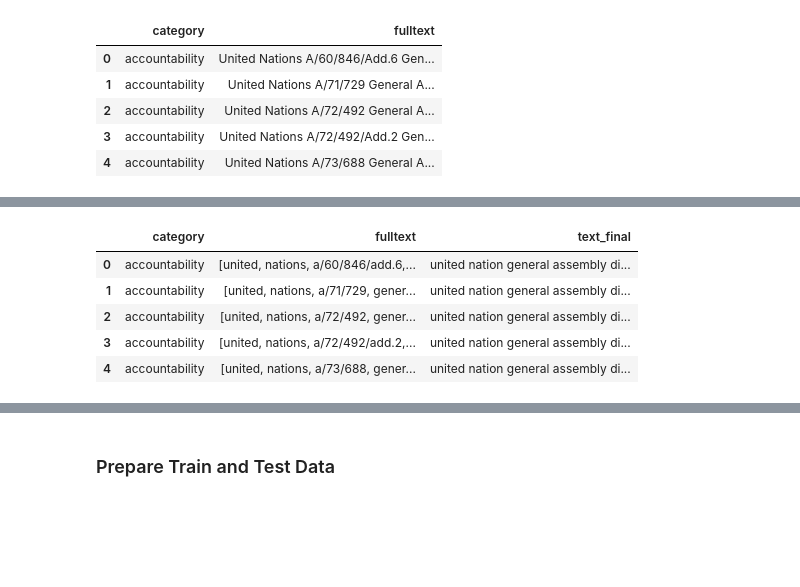
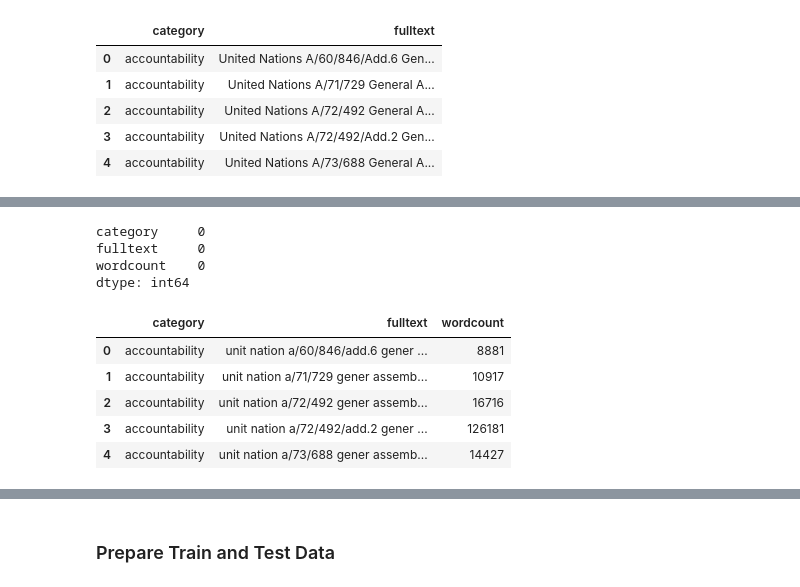
Before and after one commit to cdungca/document-classifier-final, a Jupyter notebook: main.ipynb, the cells around one changed output, grey strips where cells are left out. Cells and saved outputs as stored; diff of their text form; code cells hidden in the pictures; blank space fills up the shorter version.

```diff
--- a/main.ipynb
+++ b/main.ipynb
@@ -105,0 +105,9 @@ plt.show()
+# %%
+# How long are the texts in the dataset?
+Corpus["wordcount"] = Corpus["fulltext"].apply(lambda x: len(str(x).split(" ")))
+# plot wordcount per category
+Corpus.boxplot("wordcount", by="category", grid=False, showfliers=False)
+plt.suptitle("")
+plt.xlabel("")
+plt.xticks(rotation=90)
+plt.show()
@@ -120,35 +176,57 @@ fulltext    5
 dtype: int64
+# %%
+Corpus.dropna(inplace=True)
+# %%
+Corpus.isnull().sum()
+# %% [output]
+category     0
+fulltext     0
+wordcount    0
+dtype: int64
+# %%
+def stemmer(text):
+    stem = PorterStemmer()
+    return ' '.join([stem.stem(w) for w in word_tokenize(text)])
+# %%
+Corpus['fulltext'] = Corpus['fulltext'].apply(stemmer)
 # %%
-# Step 0: We only have 10 records with category health and wellbeing. We will remove these records since they are not enough to train the model.
-Corpus = Corpus[Corpus['category'] != 'health and wellbeing']
-# Step 1: Remove missing values
-Corpus['fulltext'].dropna(inplace=True)
+# To speed up execution while testing, we can reduce the number of samples
+#Corpus = Corpus.sample(frac=0.3)
+
+# Remove rows where wordcount is greater than 50000
+#Corpus = Corpus[Corpus['wordcount'] < 5000]
 # Step 2: Change all the text to lower case
-Corpus['fulltext'] = [entry.lower() if isinstance(entry, str) else '' for entry in Corpus['fulltext']]
+#Corpus['fulltext'] = [entry.lower() for entry in Corpus['fulltext']]
 # Step 3: Tokenization : In this each entry in the corpus will be broken into set of words
-Corpus['fulltext'] = [word_tokenize(entry) for entry in Corpus['fulltext']]
+#Corpus['fulltext'] = [word_tokenize(entry) for entry in Corpus['fulltext']]
 # Step 4: Remove stop words, non-alphabet and perfom word lemmatization
-tag_map = defaultdict(lambda : wn.NOUN)
-tag_map['J'] = wn.ADJ
-tag_map['V'] = wn.VERB
-tag_map['R'] = wn.ADV
-for index,entry in enumerate(Corpus['fulltext']):
-    Final_words = []
-    word_Lemmatized = WordNetLemmatizer()
-    for word, tag in pos_tag(entry):
-        if word not in stopwords.words('english') and word.isalpha():
-            word_Final = word_Lemmatized.lemmatize(word,tag_map[tag[0]])
-            Final_words.append(word_Final)
-    Corpus.loc[index,'text_final'] = " ".join(Final_words)
+#tag_map = defaultdict(lambda : wn.NOUN)
+#tag_map['J'] = wn.ADJ
+#tag_map['V'] = wn.VERB
+#tag_map['R'] = wn.ADV
+#for index,entry in enumerate(Corpus['fulltext']):
+#    Final_words = []
+#    #word_Lemmatized = WordNetLemmatizer()
+#    #if index == 179: print(index, entry)
+#    for word in entry:
+#        #print(word, tag)
+#        # remove stopwords, non-alphabet and words with length less than 3 e.g. abbreviations, roman numerals
+#        if word not in stopwords.words('english') and word.isalpha():
+#            # we will only add nouns in the final text
+#            #word_Final = word_Lemmatized.lemmatize(word,tag_map[tag[0]])
+#            #if index == 179: print(word)
+#            Final_words.append(word)
+#    print(Corpus.iloc[index].category)
+#    #Corpus.loc[index,'text_final'] = " ".join(Final_words)
 
 Corpus.head()
 # %% [output]
-|  | category | fulltext | text_final |
-| 0 | accountability | [united, nations, a/60/846/add.6,... | united nation general assembly di... |
-| 1 | accountability | [united, nations, a/71/729, gener... | united nation general assembly di... |
-| 2 | accountability | [united, nations, a/72/492, gener... | united nation general assembly di... |
-| 3 | accountability | [united, nations, a/72/492/add.2,... | united nation general assembly di... |
-| 4 | accountability | [united, nations, a/73/688, gener... | united nation general assembly di... |
+|  | category | fulltext | wordcount |
+| 0 | accountability | unit nation a/60/846/add.6 gener ... | 8881 |
+| 1 | accountability | unit nation a/71/729 gener assemb... | 10917 |
+| 2 | accountability | unit nation a/72/492 gener assemb... | 16716 |
+| 3 | accountability | unit nation a/72/492/add.2 gener ... | 126181 |
+| 4 | accountability | unit nation a/73/688 gener assemb... | 14427 |
 # %%
 # Check number of rows for missing values
 Corpus.isnull().sum()
```
Also changed, not shown: parts of 86 cells of this notebook, 20 other files.
